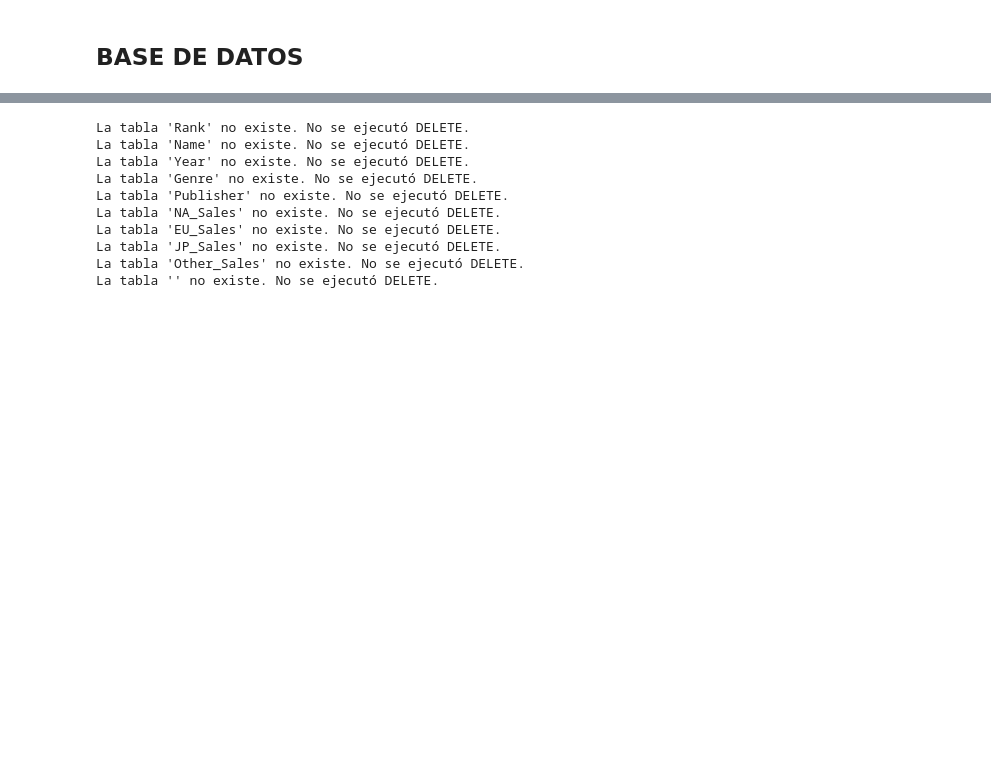
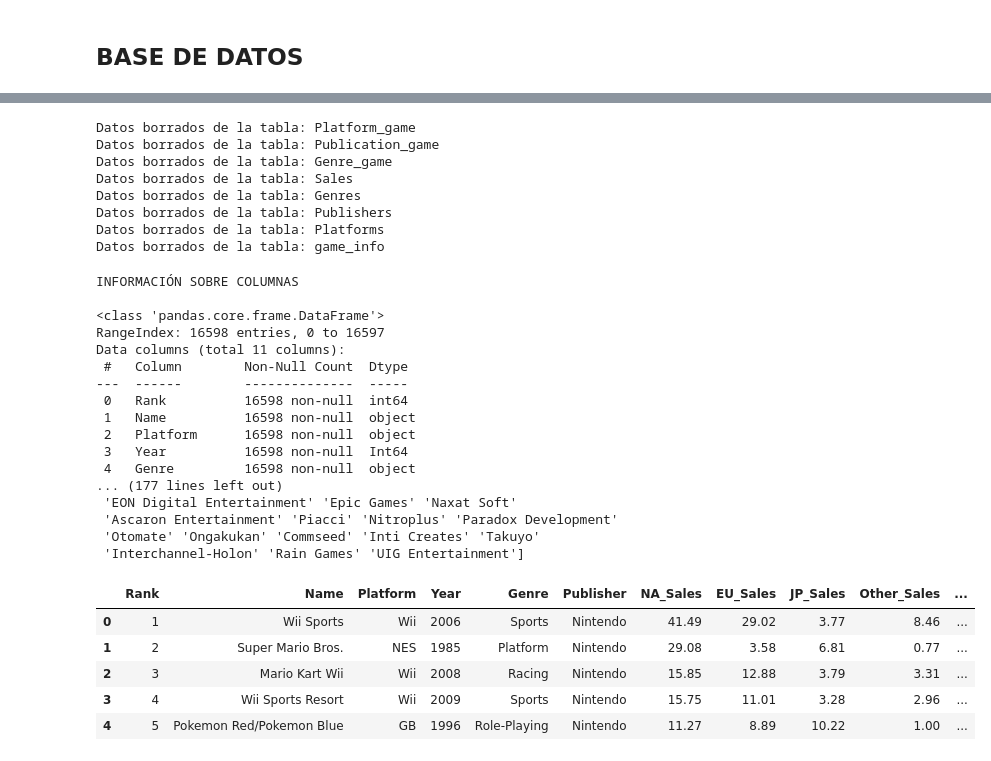
Before and after one commit to MartaMecaLopez/gaming_with_data, a Jupyter notebook: cleaning_videogames.ipynb, the cells around one changed output, grey strips where cells are left out. Saved outputs shown, nothing was run; the diff lists cells and outputs as text; code cells hidden in the pictures; blank space fills up the shorter version.

```diff
--- a/cleaning_videogames.ipynb
+++ b/cleaning_videogames.ipynb
@@ -270,10 +268,7 @@ Base de Datos creada exitosamente.
 with engine.begin() as conn:
     inspector = inspect(conn)
     tablas_existentes = inspector.get_table_names()
-    tablas = [
-        "Rank", "Name", "Year", "Genre",
-        "Publisher", "NA_Sales", "EU_Sales", "JP_Sales",
-        "Other_Sales", ""
+    tablas = [ "Platform_game", "Publication_game", "Genre_game", "Sales", "Genres", "Publishers", "Platforms","game_info"
     ]
     for tabla in tablas:
         if tabla in tablas_existentes:
@@ -282,13 +277,37 @@ with engine.begin() as conn:
         else:
             print(f"La tabla '{tabla}' no existe. No se ejecutó DELETE.")
 # %% [output]
-La tabla 'Rank' no existe. No se ejecutó DELETE.
-La tabla 'Name' no existe. No se ejecutó DELETE.
-La tabla 'Year' no existe. No se ejecutó DELETE.
-La tabla 'Genre' no existe. No se ejecutó DELETE.
-La tabla 'Publisher' no existe. No se ejecutó DELETE.
-La tabla 'NA_Sales' no existe. No se ejecutó DELETE.
-La tabla 'EU_Sales' no existe. No se ejecutó DELETE.
-La tabla 'JP_Sales' no existe. No se ejecutó DELETE.
-La tabla 'Other_Sales' no existe. No se ejecutó DELETE.
-La tabla '' no existe. No se ejecutó DELETE.
+Datos borrados de la tabla: Platform_game
+Datos borrados de la tabla: Publication_game
+Datos borrados de la tabla: Genre_game
+Datos borrados de la tabla: Sales
+Datos borrados de la tabla: Genres
+Datos borrados de la tabla: Publishers
+Datos borrados de la tabla: Platforms
+Datos borrados de la tabla: game_info
+# %%
+visualizacion.extract_data(df_games)
+# %% [output]
+INFORMACIÓN SOBRE COLUMNAS
+
+<class 'pandas.core.frame.DataFrame'>
+RangeIndex: 16598 entries, 0 to 16597
+Data columns (total 11 columns):
+ #   Column        Non-Null Count  Dtype
+---  ------        --------------  -----
+ 0   Rank          16598 non-null  int64
+ 1   Name          16598 non-null  object
+ 2   Platform      16598 non-null  object
+ 3   Year          16598 non-null  Int64
+ 4   Genre         16598 non-null  object
+... (177 lines left out)
+ 'EON Digital Entertainment' 'Epic Games' 'Naxat Soft'
+ 'Ascaron Entertainment' 'Piacci' 'Nitroplus' 'Paradox Development'
+ 'Otomate' 'Ongakukan' 'Commseed' 'Inti Creates' 'Takuyo'
+ 'Interchannel-Holon' 'Rain Games' 'UIG Entertainment']
+|  | Rank | Name | Platform | Year | Genre | Publisher | NA_Sales | EU_Sales | JP_Sales | Other_Sales | ... |
+| 0 | 1 | Wii Sports | Wii | 2006 | Sports | Nintendo | 41.49 | 29.02 | 3.77 | 8.46 | ... |
+| 1 | 2 | Super Mario Bros. | NES | 1985 | Platform | Nintendo | 29.08 | 3.58 | 6.81 | 0.77 | ... |
+| 2 | 3 | Mario Kart Wii | Wii | 2008 | Racing | Nintendo | 15.85 | 12.88 | 3.79 | 3.31 | ... |
+| 3 | 4 | Wii Sports Resort | Wii | 2009 | Sports | Nintendo | 15.75 | 11.01 | 3.28 | 2.96 | ... |
+| 4 | 5 | Pokemon Red/Pokemon Blue | GB | 1996 | Role-Playing | Nintendo | 11.27 | 8.89 | 10.22 | 1.00 | ... |
```
Also changed, not shown: parts of 15 cells of this notebook, 1 other file.
